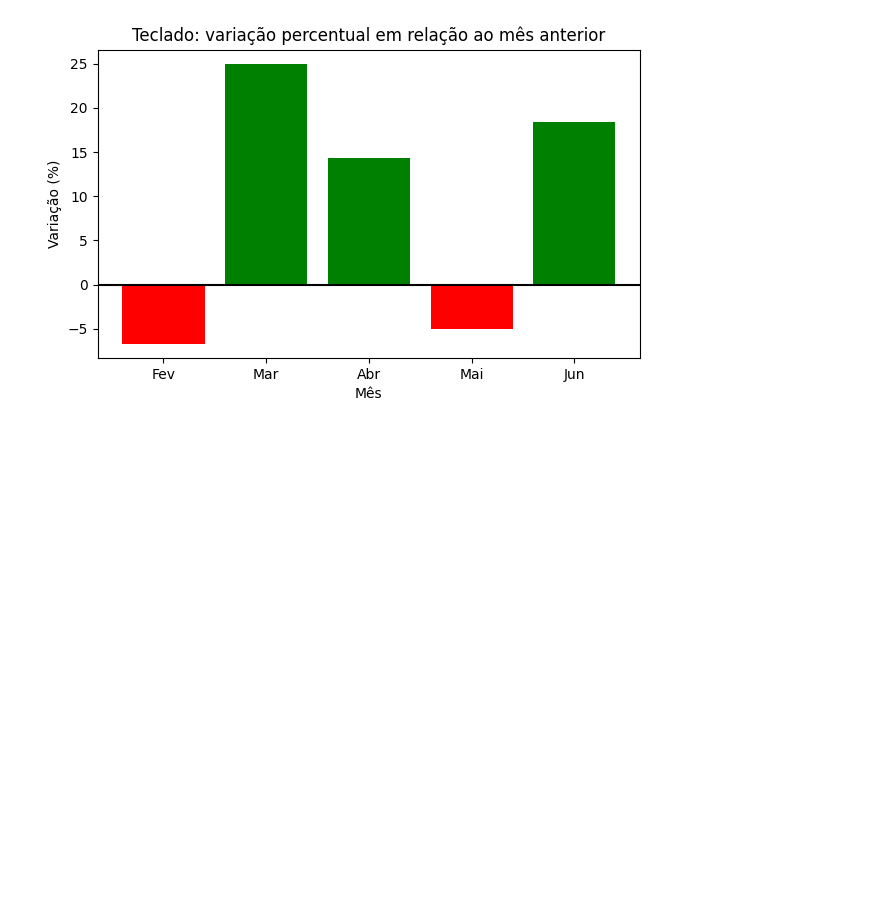
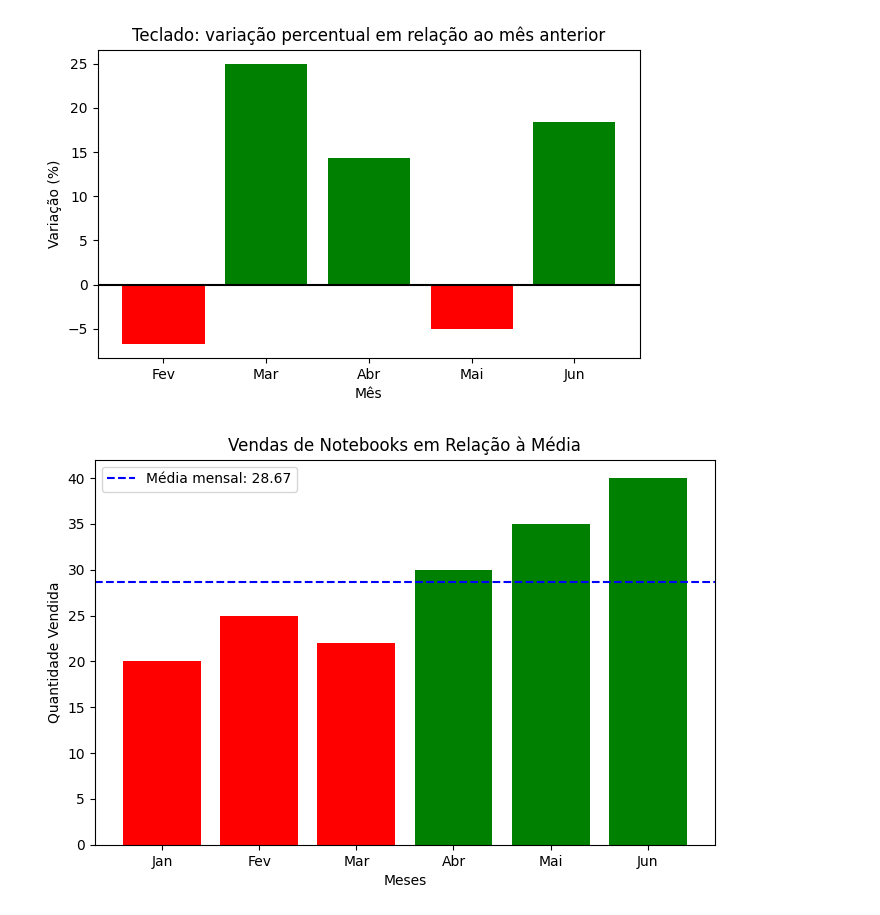
Before and after one commit to cauavorpagel/pcd-aulas-iniciais, a Jupyter notebook: Aula14_10.ipynb, the cells around one changed output. Saved outputs shown, nothing was run; the diff lists cells and outputs as text; code cells hidden in the pictures; blank space fills up the shorter version.

```diff
--- a/Aula14_10.ipynb
+++ b/Aula14_10.ipynb
@@ -296,3 +296,23 @@ Jun : 18.4 %
 # %%
 #Agora, escolha um dos produtos e crie uma nova visualização que responda a uma pergunta diferente daquelas já exploradas.
 #Pode ser uma comparação entre produtos, uma análise de variação percentual ou a identificação de meses com resultados abaixo da média. Explique por que escolheu o tipo de gráfico e qual informação ele permite observar.
+
+# 7. Vendas de notebooks abaixo da média
+
+notebooks = df["Notebook"]
+media = np.mean(notebooks)
+
+cores = ["red" if venda < media else "green" for venda in notebooks]
+
+plt.figure(figsize=(8, 5))
+plt.bar(df["Mes"], notebooks, color=cores)
+plt.axhline(media, color="blue", linestyle="--",
+            label=f"Média mensal: {media:.2f}")
+
+plt.title("Vendas de Notebooks em Relação à Média")
+plt.xlabel("Meses")
+plt.ylabel("Quantidade Vendida")
+plt.legend()
+plt.show()
+# %% [output]
+[figure, added]
```
